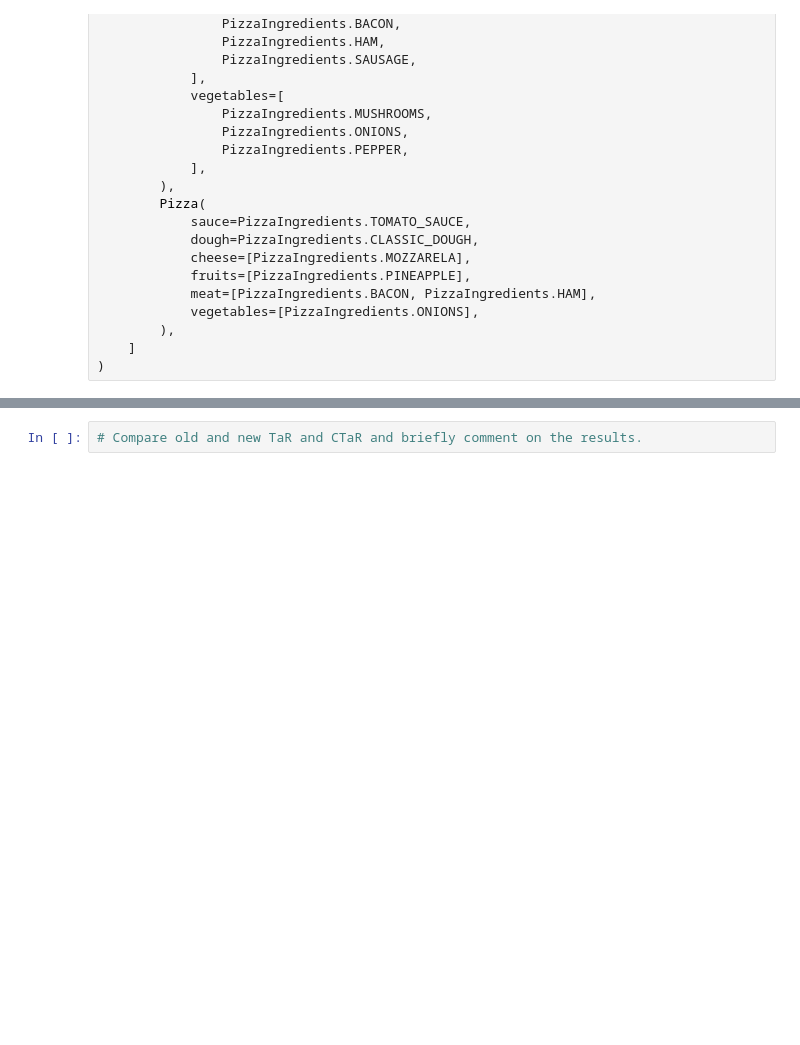
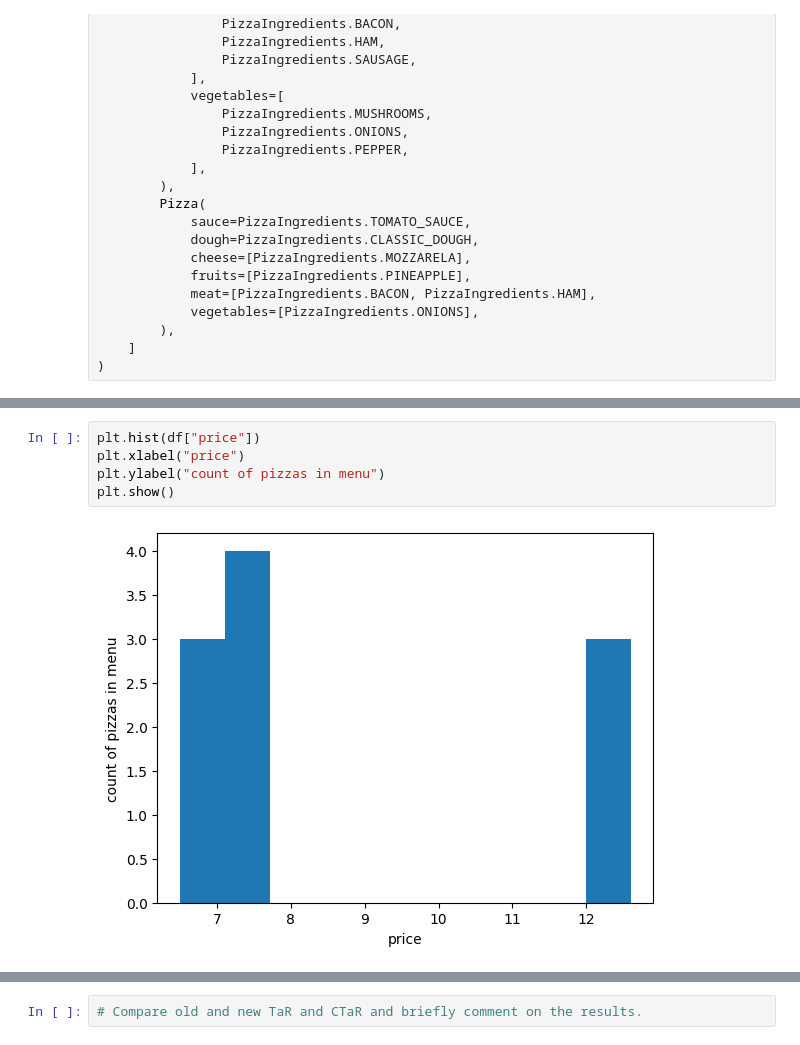
Before and after one commit to woege/maestro-pizza-maker, a Jupyter notebook: notebooks/menu_analysis.ipynb, the cells around one changed output, grey strips where cells are left out. Drawn from its saved outputs; the diff is of its cells as text; blank space fills up the shorter version.

```diff
--- a/notebooks/menu_analysis.ipynb
+++ b/notebooks/menu_analysis.ipynb
@@ -125,0 +148,7 @@ pizza_menu = PizzaMenu(
+# %%
+plt.hist(df["price"])
+plt.xlabel("price")
+plt.ylabel("count of pizzas in menu")
+plt.show()
+# %% [output]
+[figure, added]
```
Also changed, not shown: parts of 10 cells of this notebook, 7 other files.
